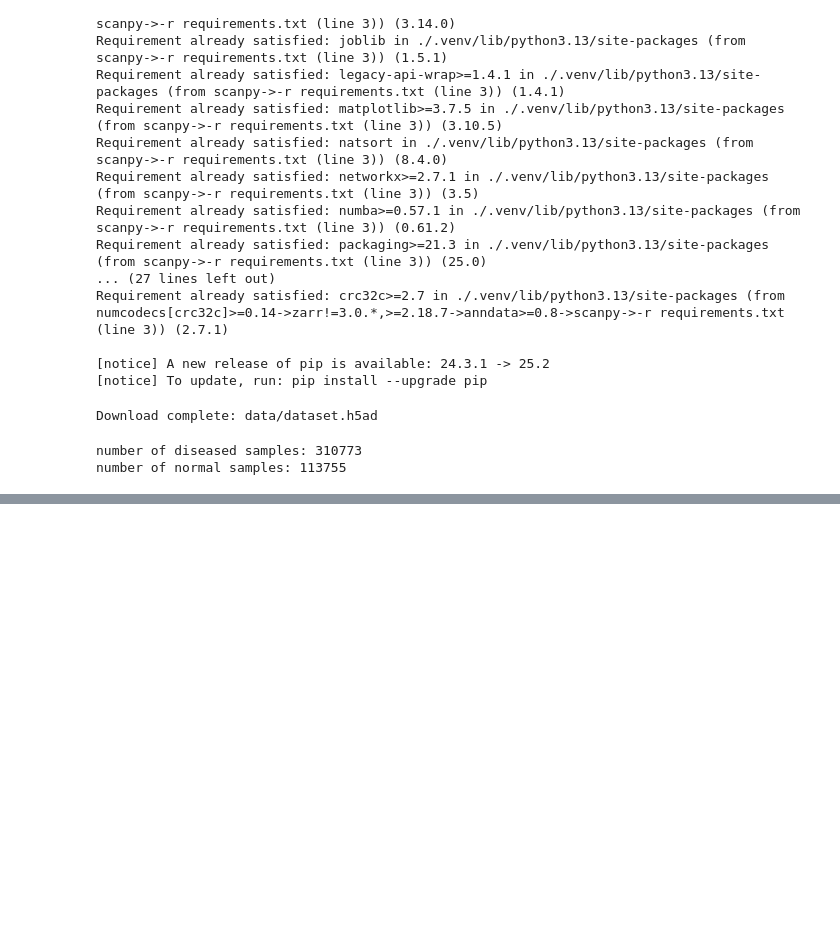
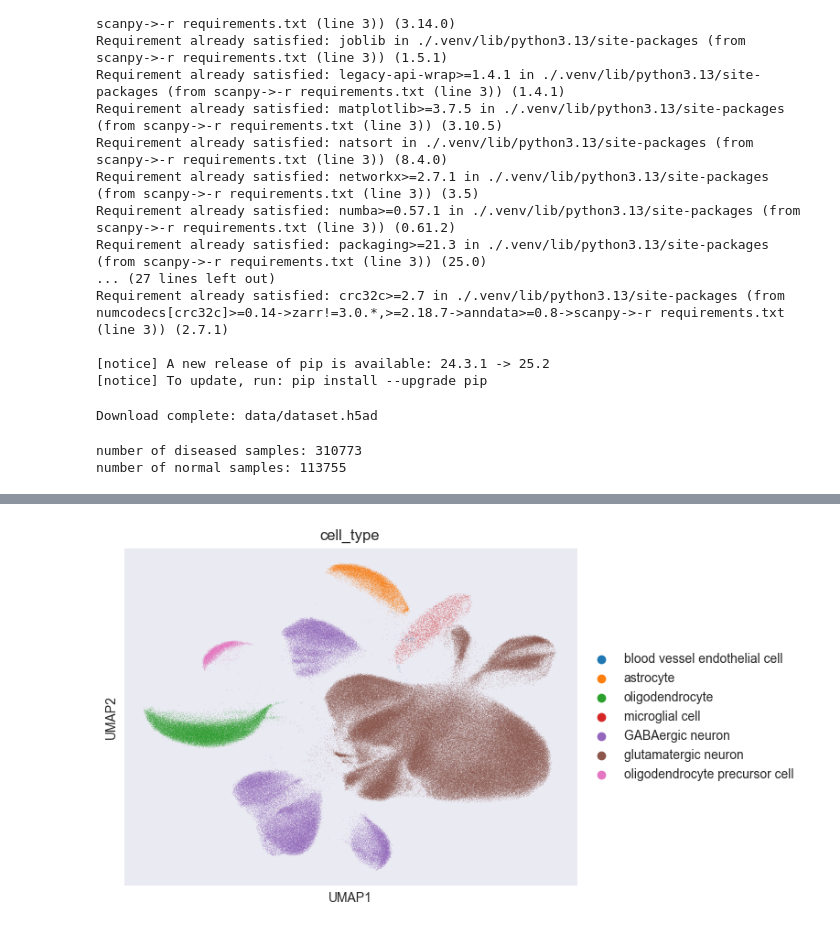
Before and after one commit to Shaunakm07/Single-Cell-Alzheimers, a Jupyter notebook: download_data.ipynb, the cells around one changed output, grey strips where cells are left out. Cells and saved outputs as stored; diff of their text form; code cells hidden in the pictures; blank space fills up the shorter version.

```diff
--- a/download_data.ipynb
+++ b/download_data.ipynb
@@ -105,5 +117,6 @@ pd.DataFrame(results)
 # %%
 import scanpy as sc
 
-sc.pp.neighbors(adata)  # Compute the neighborhood graph
-sc.tl.umap(adata)
+sc.pl.umap(adata, color=['cell_type'])
+# %% [output]
+[figure, added]
```
Also changed, not shown: parts of 19 cells of this notebook.
